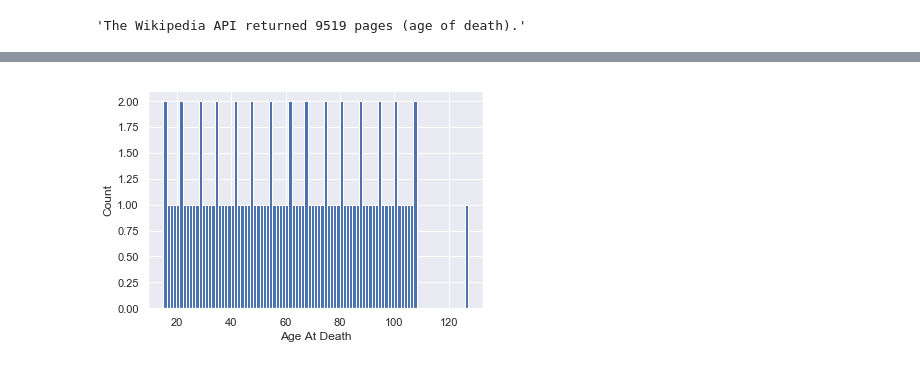
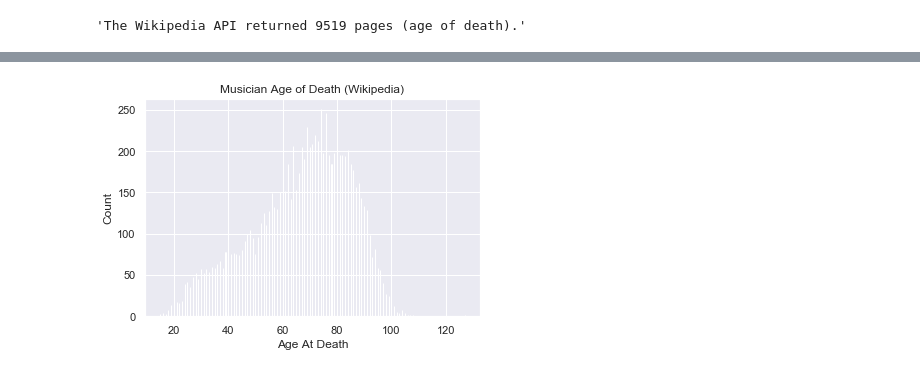
Before and after one commit to AMacumber/The27Club, a Jupyter notebook: Workflow_Sub03_AgeAtDeath_Histogram.ipynb, the cells around one changed output, grey strips where cells are left out. Drawn from its saved outputs; the diff is of its cells as text; code cells hidden in the pictures.

Commit message:
Completed workflow from wikipedia to replicate figure

```diff
--- a/Workflow_Sub03_AgeAtDeath_Histogram.ipynb
+++ b/Workflow_Sub03_AgeAtDeath_Histogram.ipynb
@@ -72,0 +67,18 @@ n_bins = int(length)
+# %%
+data_array = np.array(list(data_15plus.values()))
+
+x, y = ecdf(data_array)
+
+_ = plt.plot(x, y, marker = '.', linestyle = 'none')  # we want points
+
+_ = plt.xlabel('Age at Death')
+_ = plt.ylabel('ECDF')
+_ = plt.text(np.min(data_array) + 5, 0.93, "n = " + str(len(data_array)))
+_ = plt.text(np.min(data_array) + 5, 0.87, "Mean = " + str(round(np.mean(data_array),2)))
+_ = plt.text(np.min(data_array) + 5, 0.81, "Standard Deviation = " + str(round(np.std(data_array),2)))
+_ = plt.title("Musician Age of Death (Wikipedia)")
+
+plt.margins(0.02)  # Keeps data off plot edges
+plt.show()
+
+print('Mean:', np.mean(data_array), 'Standard Deviation:', np.std(data_array))
@@ -73,10 +88,14 @@ n_bins = int(length)
 # %%
+length = len(data_array) # number of keys in dict
+n_bins = int(length)
+
 sns.set()
-_ = plt.hist(dataset.keys(), bins = n_bins)
+_ = plt.hist(data_array, bins = n_bins)
 
 _ = plt.xlabel('Age At Death')
 _ = plt.ylabel('Count')
+_ = plt.title("Musician Age of Death (Wikipedia)")
 
 plt.show()
 # %% [output]
-[figure, old version]
+[figure, new version]
```
Also changed, not shown: parts of 21 cells of this notebook, 2 other files.
